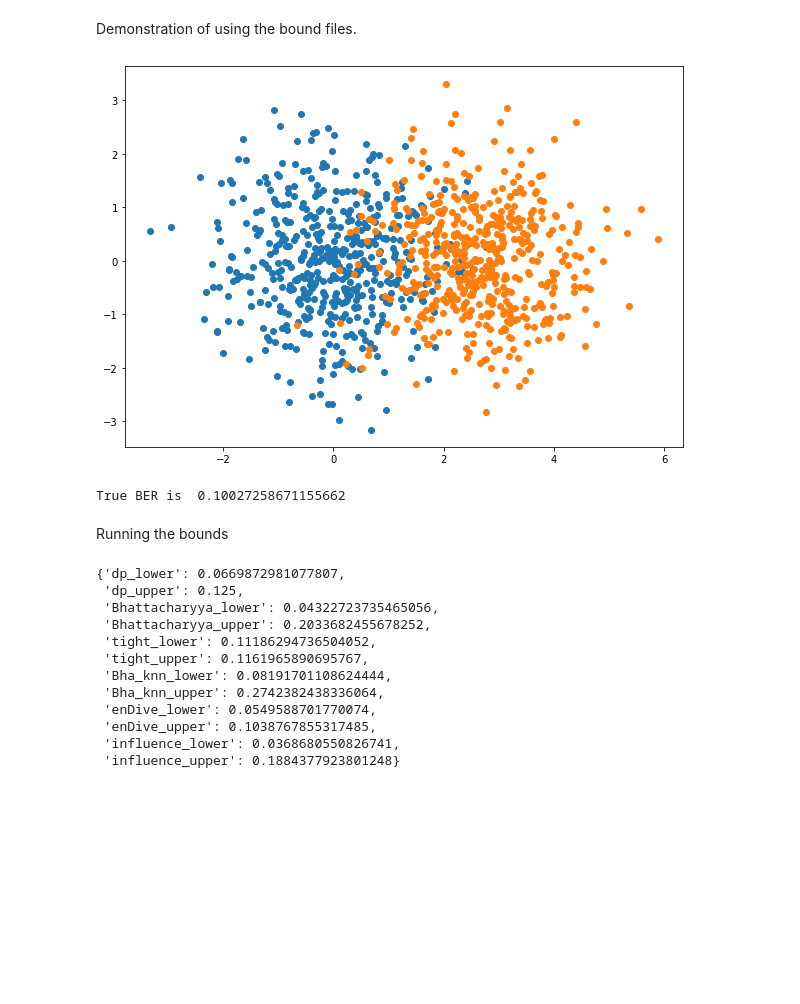
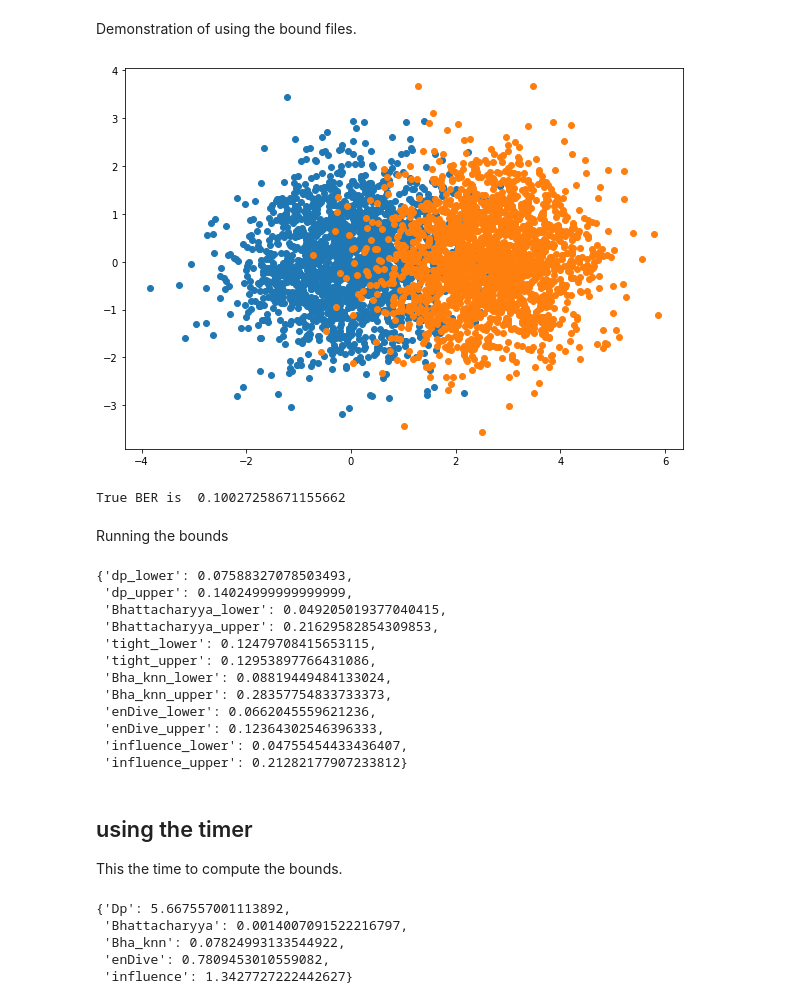
Before and after one commit to rj-may/BER_Bounds_Eval, a Jupyter notebook: demo.ipynb, the cells around one changed output. Cells and saved outputs as stored; diff of their text form; code cells hidden in the pictures; blank space fills up the shorter version.

```diff
--- a/demo.ipynb
+++ b/demo.ipynb
@@ -20,38 +20,38 @@ mean2 = np.zeros(dim)
 mean2[0] = diff # set the difference between the two means
 covariance2= np.identity(dim)
 
-samples = 500
+samples = 2000
 
 data0 = np.random.multivariate_normal(mean1, covariance1, samples)
 data1 = np.random.multivariate_normal(mean2, covariance2, samples)
 
 
 import matplotlib.pyplot as plt
 
 
 fig, ax = plt.subplots(nrows=1, ncols=1, figsize=(10, 7))
 
 ax.scatter(data0[:, 0], data0[:, 1])
 ax.scatter(data1[:, 0], data1[:, 1])
 
 
 
 plt.show()
 
 from scipy.stats import norm
 
 dx = 0.001
 x = np.arange(-10, 10 + dx, dx)
 # Define the normal distributions
 f0 = norm.pdf(x, loc=diff, scale =1)
 f1 = norm.pdf(x, loc=0, scale =1)
 # Calculate the minimum of f0 and f1
 min_f0_f1 = np.minimum(f0, f1)
 # Calculate BER as 0.5 * sum(min(f0, f1) * dx)
 BER = 0.5 * np.nansum(min_f0_f1 * dx)
 print("True BER is ", BER)
 # %% [output]
-[figure, old version]
+[figure, new version]
 True BER is  0.10027258671155662
 # %% [markdown]
 Running the bounds
@@ -62,17 +62,31 @@ eng = matlab.engine.start_matlab()
 # %%
 bounds_calculator(data0, data1, MATLAB = eng)
 # %% [output]
-{'dp_lower': 0.0669872981077807,
- 'dp_upper': 0.125,
- 'Bhattacharyya_lower': 0.04322723735465056,
- 'Bhattacharyya_upper': 0.2033682455678252,
- 'tight_lower': 0.11186294736504052,
- 'tight_upper': 0.1161965890695767,
- 'Bha_knn_lower': 0.08191701108624444,
- 'Bha_knn_upper': 0.2742382438336064,
- 'enDive_lower': 0.0549588701770074,
- 'enDive_upper': 0.1038767855317485,
- 'influence_lower': 0.0368680550826741,
- 'influence_upper': 0.1884377923801248}
+{'dp_lower': 0.07588327078503493,
+ 'dp_upper': 0.14024999999999999,
+ 'Bhattacharyya_lower': 0.049205019377040415,
+ 'Bhattacharyya_upper': 0.21629582854309853,
+ 'tight_lower': 0.12479708415653115,
+ 'tight_upper': 0.12953897766431086,
+ 'Bha_knn_lower': 0.08819449484133024,
+ 'Bha_knn_upper': 0.28357754833733373,
+ 'enDive_lower': 0.0662045559621236,
+ 'enDive_upper': 0.12364302546396333,
+ 'influence_lower': 0.04755454433436407,
+ 'influence_upper': 0.21282177907233812}
+# %% [markdown]
+## using the timer
+
+This the time to compute the bounds.
+# %%
+results, timer = bounds_calculator(data0, data1, MATLAB = eng, Timer = True)
+
+timer
+# %% [output]
+{'Dp': 5.667557001113892,
+ 'Bhattacharyya': 0.0014007091522216797,
+ 'Bha_knn': 0.07824993133544922,
+ 'enDive': 0.7809453010559082,
+ 'influence': 1.3427727222442627}
 # %%
 eng.quit()
```
Also changed, not shown: 3 other files.
